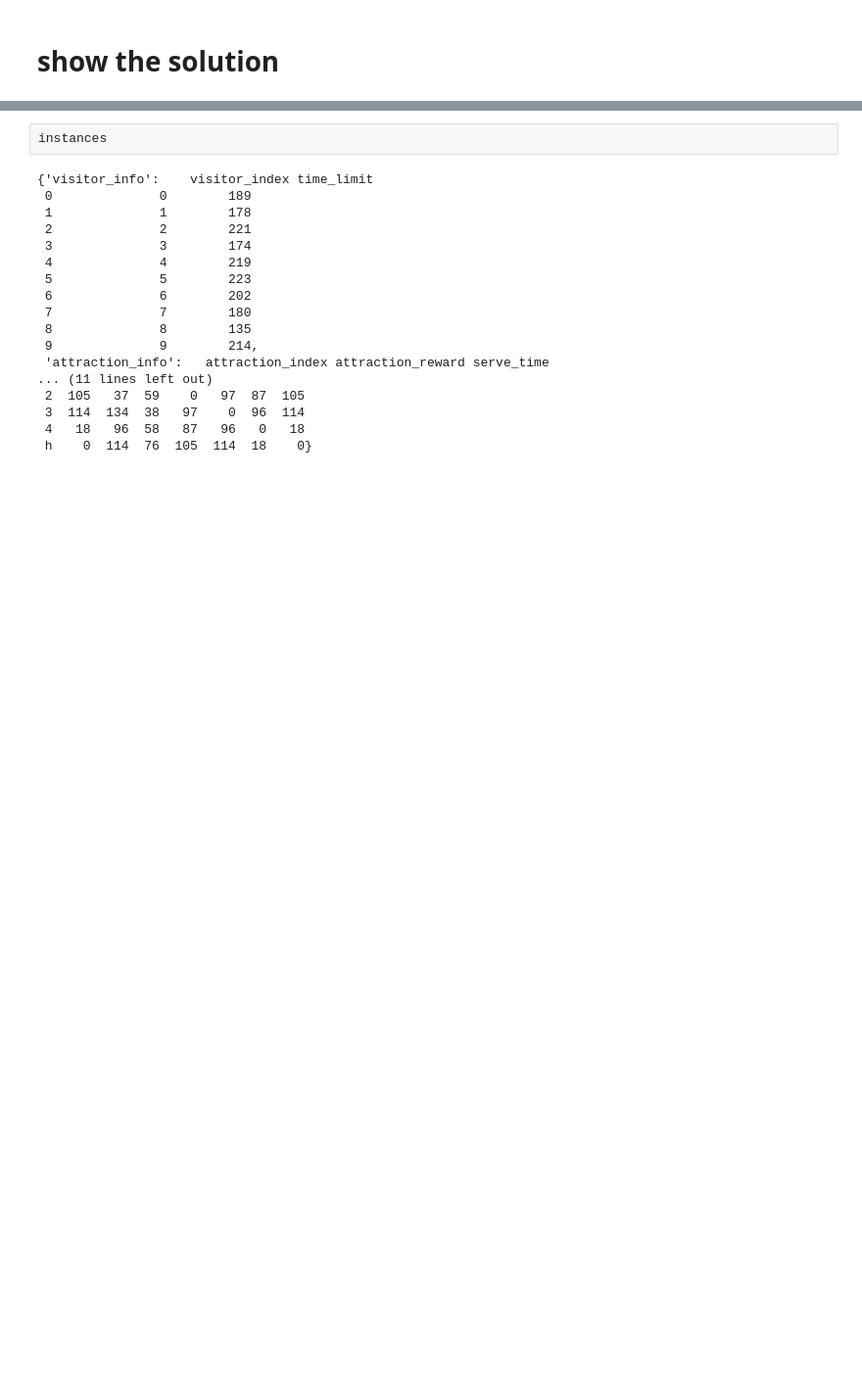
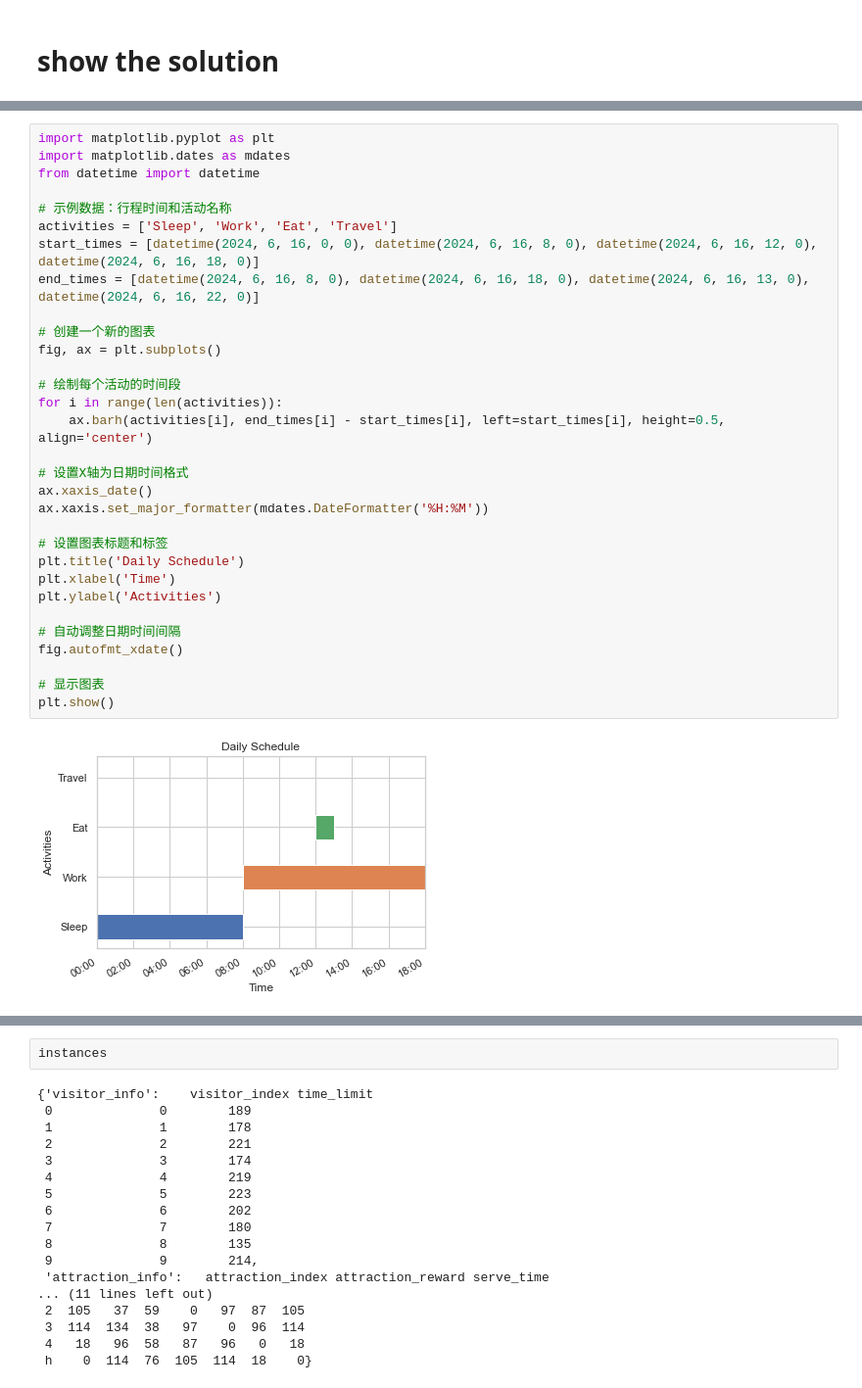
Before and after one commit to 367379425/MAOPCC, a Jupyter notebook: code/codelab/gurobi_MAOPCC.ipynb, the cells around one changed output, grey strips where cells are left out. Shown at 98% size. Drawn from its saved outputs; the diff is of its cells as text; blank space fills up the shorter version.

```diff
--- a/code/codelab/gurobi_MAOPCC.ipynb
+++ b/code/codelab/gurobi_MAOPCC.ipynb
@@ -359,0 +703,33 @@ solutions
+# %%
+import matplotlib.pyplot as plt
+import matplotlib.dates as mdates
+from datetime import datetime
+
+# 示例数据：行程时间和活动名称
+activities = ['Sleep', 'Work', 'Eat', 'Travel']
+start_times = [datetime(2024, 6, 16, 0, 0), datetime(2024, 6, 16, 8, 0), datetime(2024, 6, 16, 12, 0), datetime(2024, 6, 16, 18, 0)]
+end_times = [datetime(2024, 6, 16, 8, 0), datetime(2024, 6, 16, 18, 0), datetime(2024, 6, 16, 13, 0), datetime(2024, 6, 16, 22, 0)]
+
+# 创建一个新的图表
+fig, ax = plt.subplots()
+
+# 绘制每个活动的时间段
+for i in range(len(activities)):
+    ax.barh(activities[i], end_times[i] - start_times[i], left=start_times[i], height=0.5, align='center')
+
+# 设置X轴为日期时间格式
+ax.xaxis_date()
+ax.xaxis.set_major_formatter(mdates.DateFormatter('%H:%M'))
+
+# 设置图表标题和标签
+plt.title('Daily Schedule')
+plt.xlabel('Time')
+plt.ylabel('Activities')
+
+# 自动调整日期时间间隔
+fig.autofmt_xdate()
+
+# 显示图表
+plt.show()
+# %% [output]
+[figure, added]
```
Also changed, not shown: parts of 29 cells of this notebook.
